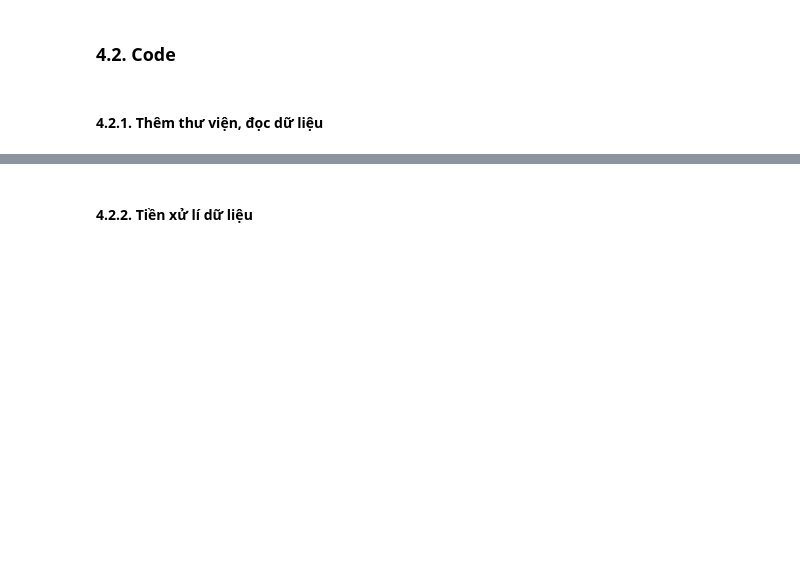
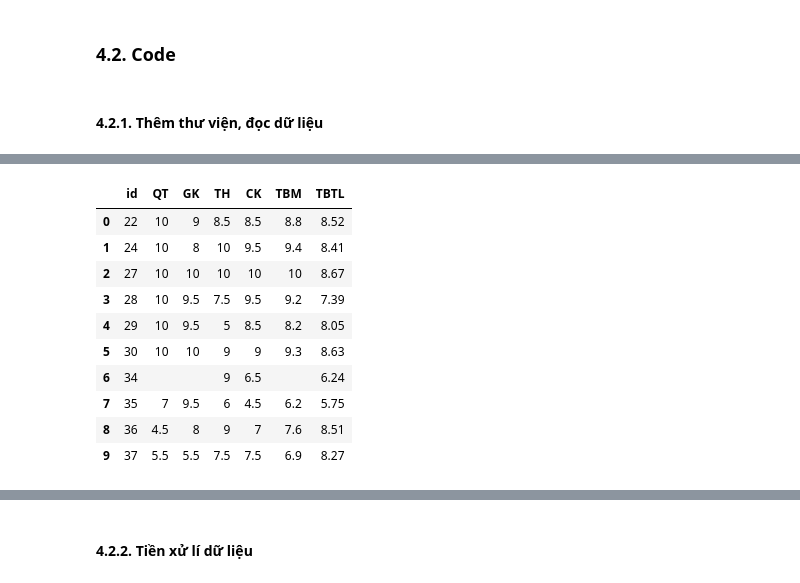
Before and after one commit to caohungphu/CS114.L21, a Jupyter notebook: Colab/Predict_final_exam_score.ipynb, the cells around one changed output, grey strips where cells are left out. Saved outputs shown, nothing was run; the diff lists cells and outputs as text; code cells hidden in the pictures; blank space fills up the shorter version.

```diff
--- a/Colab/Predict_final_exam_score.ipynb
+++ b/Colab/Predict_final_exam_score.ipynb
@@ -46,0 +83,14 @@ score_training_data = pd.read_csv("/content/CS114.L21/Colab/CSV/17_05_2021/score
+# %%
+score_training_data.head(10)
+# %% [output]
+|  | id | QT | GK | TH | CK | TBM | TBTL |
+| 0 | 22 | 10 | 9 | 8.5 | 8.5 | 8.8 | 8.52 |
+| 1 | 24 | 10 | 8 | 10 | 9.5 | 9.4 | 8.41 |
+| 2 | 27 | 10 | 10 | 10 | 10 | 10 | 8.67 |
+| 3 | 28 | 10 | 9.5 | 7.5 | 9.5 | 9.2 | 7.39 |
+| 4 | 29 | 10 | 9.5 | 5 | 8.5 | 8.2 | 8.05 |
+| 5 | 30 | 10 | 10 | 9 | 9 | 9.3 | 8.63 |
+| 6 | 34 |  |  | 9 | 6.5 |  | 6.24 |
+| 7 | 35 | 7 | 9.5 | 6 | 4.5 | 6.2 | 5.75 |
+| 8 | 36 | 4.5 | 8 | 9 | 7 | 7.6 | 8.51 |
+| 9 | 37 | 5.5 | 5.5 | 7.5 | 7.5 | 6.9 | 8.27 |
```
Also changed, not shown: parts of 11 cells of this notebook.
